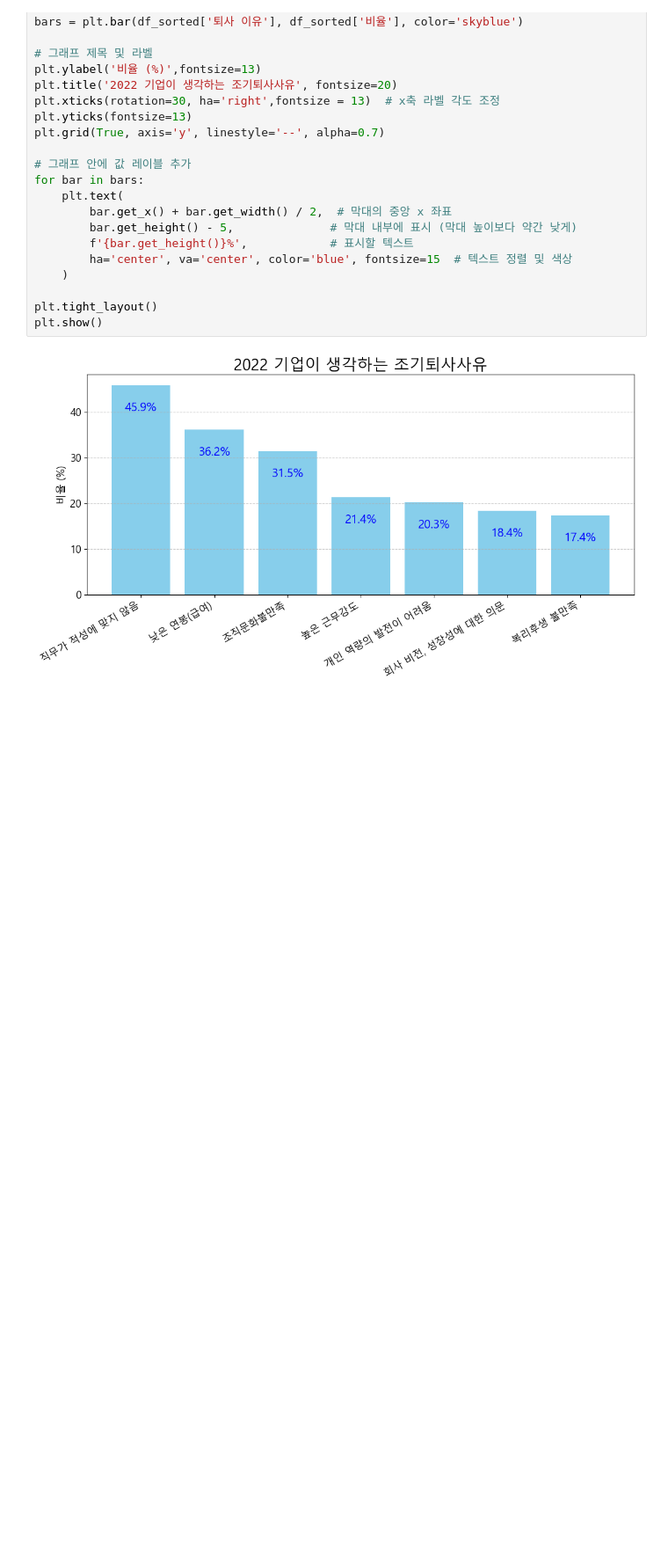
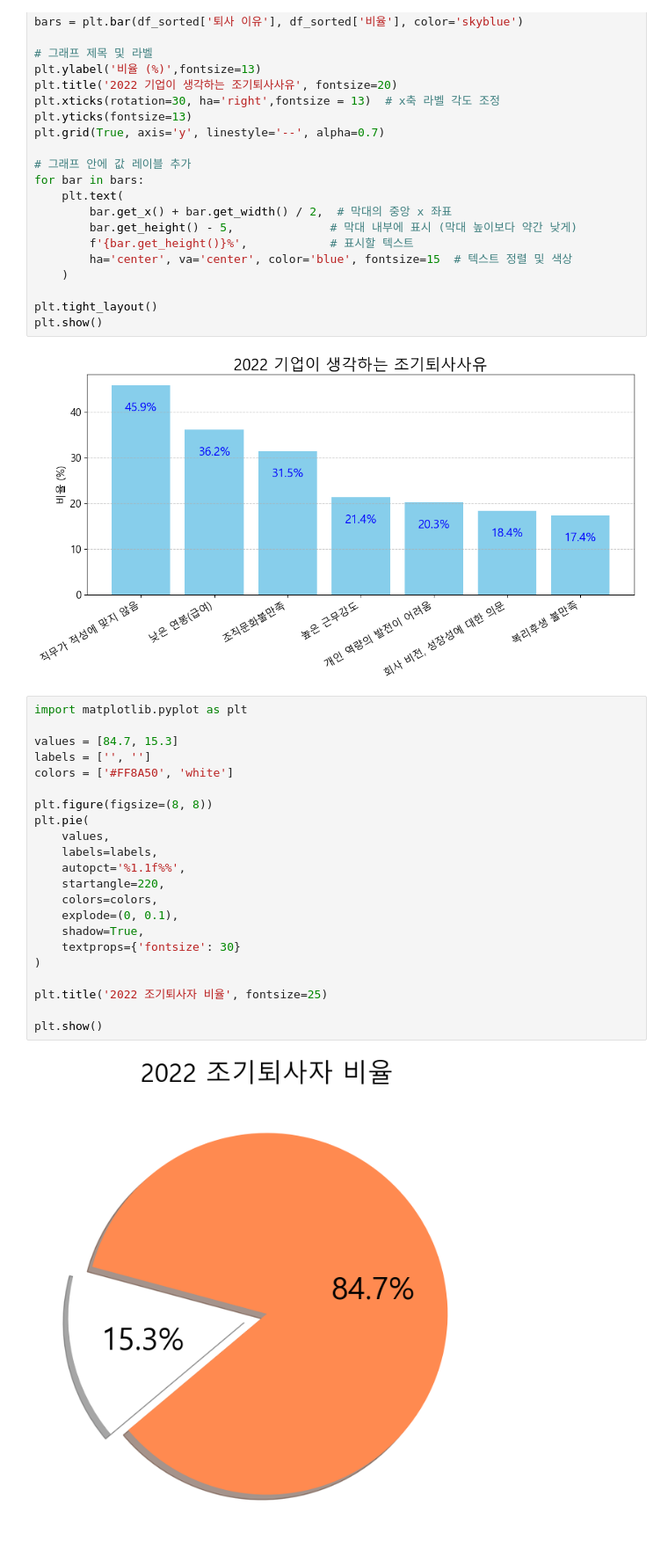
Before and after one commit to koi154/1LEE3KIM, a Jupyter notebook: 1이3김.ipynb, the cells around one changed output. Shown at 88% size. Drawn from its saved outputs; the diff is of its cells as text; blank space fills up the shorter version.

```diff
--- a/1이3김.ipynb
+++ b/1이3김.ipynb
@@ -232,6 +232,30 @@ plt.tight_layout()
 plt.show()
 # %% [output]
 [figure]
+# %%
+import matplotlib.pyplot as plt
+
+values = [84.7, 15.3]
+labels = ['', '']
+colors = ['#FF8A50', 'white']
+
+plt.figure(figsize=(8, 8))
+plt.pie(
+    values,
+    labels=labels,
+    autopct='%1.1f%%',
+    startangle=220,
+    colors=colors,
+    explode=(0, 0.1),
+    shadow=True,
+    textprops={'fontsize': 30}
+)
+
+plt.title('2022 조기퇴사자 비율', fontsize=25)
+
+plt.show()
+# %% [output]
+[figure, added]
 # %%
 import matplotlib.pyplot as plt
 
```
Also changed, not shown: parts of 9 cells of this notebook.
